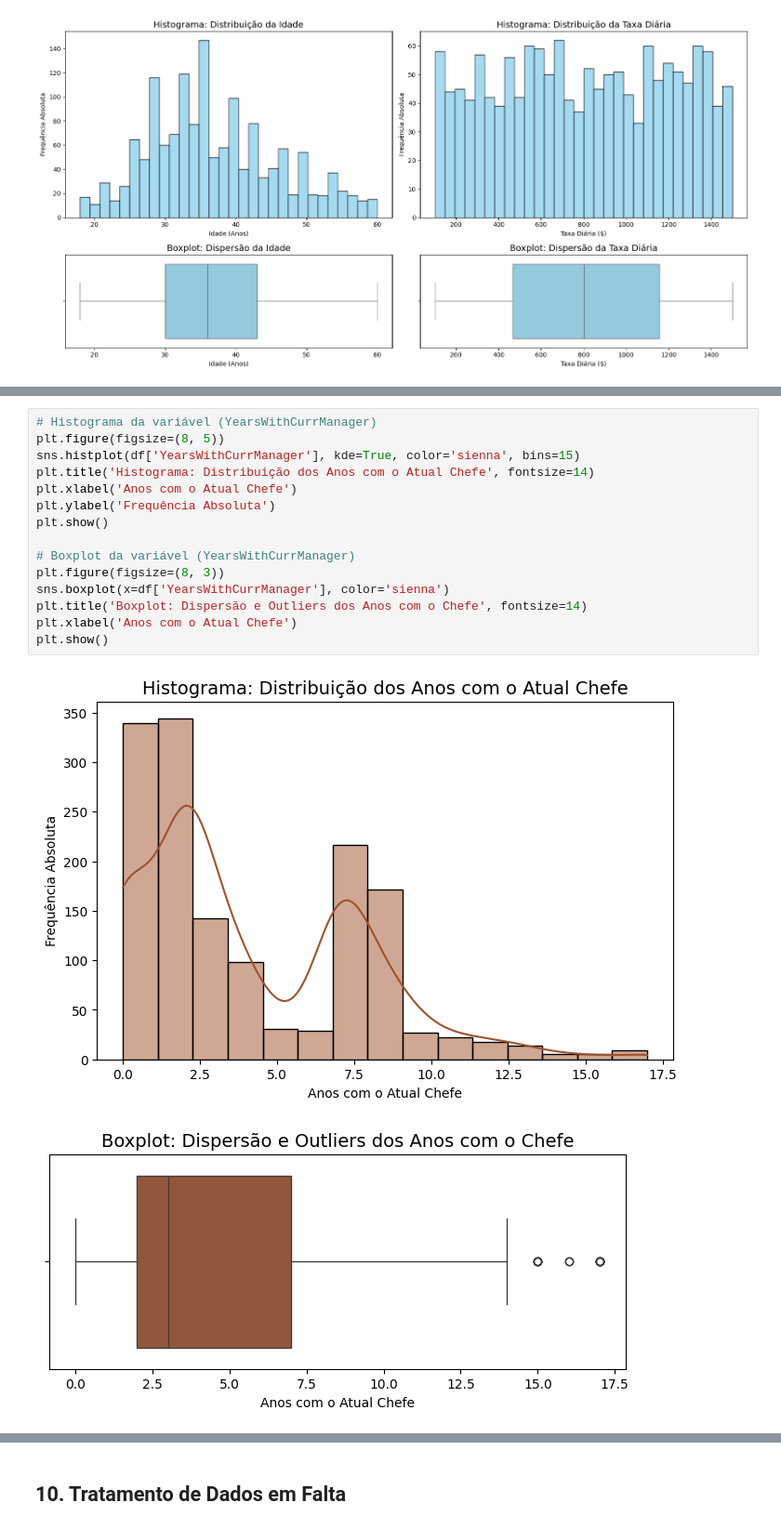
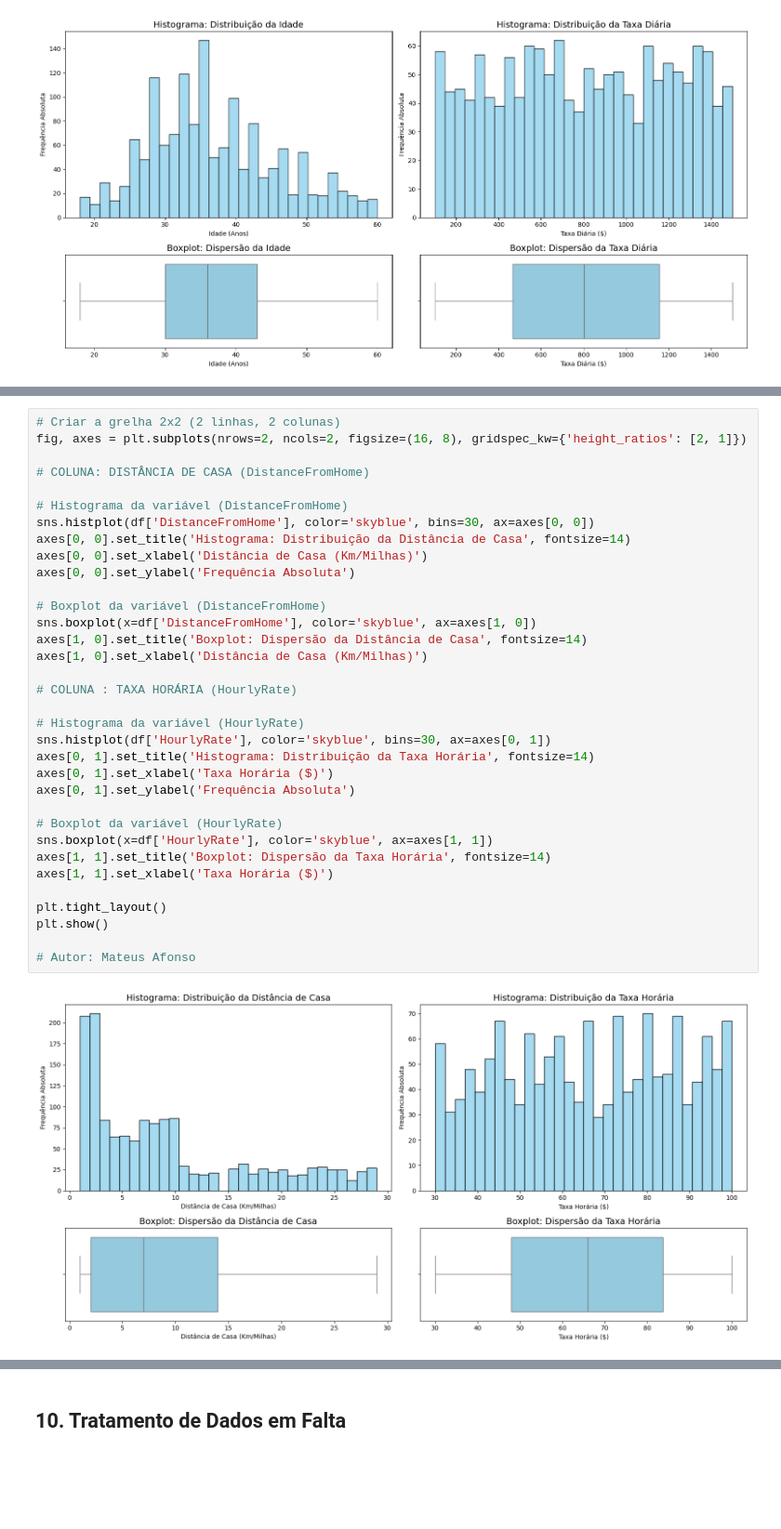
Before and after one commit to LuiscnFigueira/Projeto-cdg-grupo10, a Jupyter notebook: notebooks/M2_exploração.ipynb, the cells around one changed output, grey strips where cells are left out. Shown at 93% size. Cells and saved outputs as stored; diff of their text form; blank space fills up the shorter version.

```diff
--- a/notebooks/M2_exploração.ipynb
+++ b/notebooks/M2_exploração.ipynb
@@ -347,18 +105,36 @@ plt.show()
-# %%
-# Histograma da variável (YearsWithCurrManager)
-plt.figure(figsize=(8, 5))
-sns.histplot(df['YearsWithCurrManager'], kde=True, color='sienna', bins=15)
-plt.title('Histograma: Distribuição dos Anos com o Atual Chefe', fontsize=14)
-plt.xlabel('Anos com o Atual Chefe')
-plt.ylabel('Frequência Absoluta')
-plt.show()
-
-# Boxplot da variável (YearsWithCurrManager)
-plt.figure(figsize=(8, 3))
-sns.boxplot(x=df['YearsWithCurrManager'], color='sienna')
-plt.title('Boxplot: Dispersão e Outliers dos Anos com o Chefe', fontsize=14)
-plt.xlabel('Anos com o Atual Chefe')
-plt.show()
-# %% [output]
-[figure, removed]
-[figure, removed]
+# %%
+# Criar a grelha 2x2 (2 linhas, 2 colunas)
+fig, axes = plt.subplots(nrows=2, ncols=2, figsize=(16, 8), gridspec_kw={'height_ratios': [2, 1]})
+
+# COLUNA: DISTÂNCIA DE CASA (DistanceFromHome)
+
+# Histograma da variável (DistanceFromHome)
+sns.histplot(df['DistanceFromHome'], color='skyblue', bins=30, ax=axes[0, 0])
+axes[0, 0].set_title('Histograma: Distribuição da Distância de Casa', fontsize=14)
+axes[0, 0].set_xlabel('Distância de Casa (Km/Milhas)')
+axes[0, 0].set_ylabel('Frequência Absoluta')
+
+# Boxplot da variável (DistanceFromHome)
+sns.boxplot(x=df['DistanceFromHome'], color='skyblue', ax=axes[1, 0])
+axes[1, 0].set_title('Boxplot: Dispersão da Distância de Casa', fontsize=14)
+axes[1, 0].set_xlabel('Distância de Casa (Km/Milhas)')
+
+# COLUNA : TAXA HORÁRIA (HourlyRate)
+
+# Histograma da variável (HourlyRate)
+sns.histplot(df['HourlyRate'], color='skyblue', bins=30, ax=axes[0, 1])
+axes[0, 1].set_title('Histograma: Distribuição da Taxa Horária', fontsize=14)
+axes[0, 1].set_xlabel('Taxa Horária ($)')
+axes[0, 1].set_ylabel('Frequência Absoluta')
+
+# Boxplot da variável (HourlyRate)
+sns.boxplot(x=df['HourlyRate'], color='skyblue', ax=axes[1, 1])
+axes[1, 1].set_title('Boxplot: Dispersão da Taxa Horária', fontsize=14)
+axes[1, 1].set_xlabel('Taxa Horária ($)')
+
+plt.tight_layout()
+plt.show()
+
+# Autor: Mateus Afonso
+# %% [output]
+[figure, added]
```
Also changed, not shown: parts of 25 cells of this notebook.
